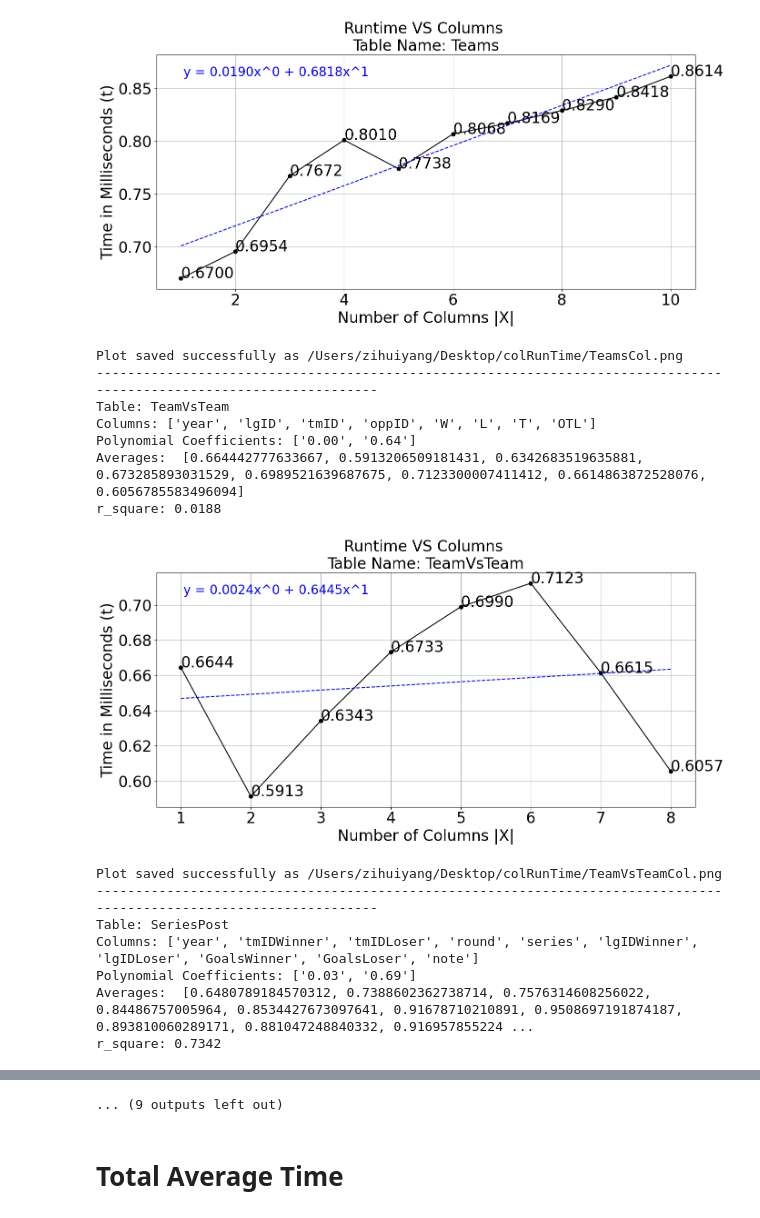
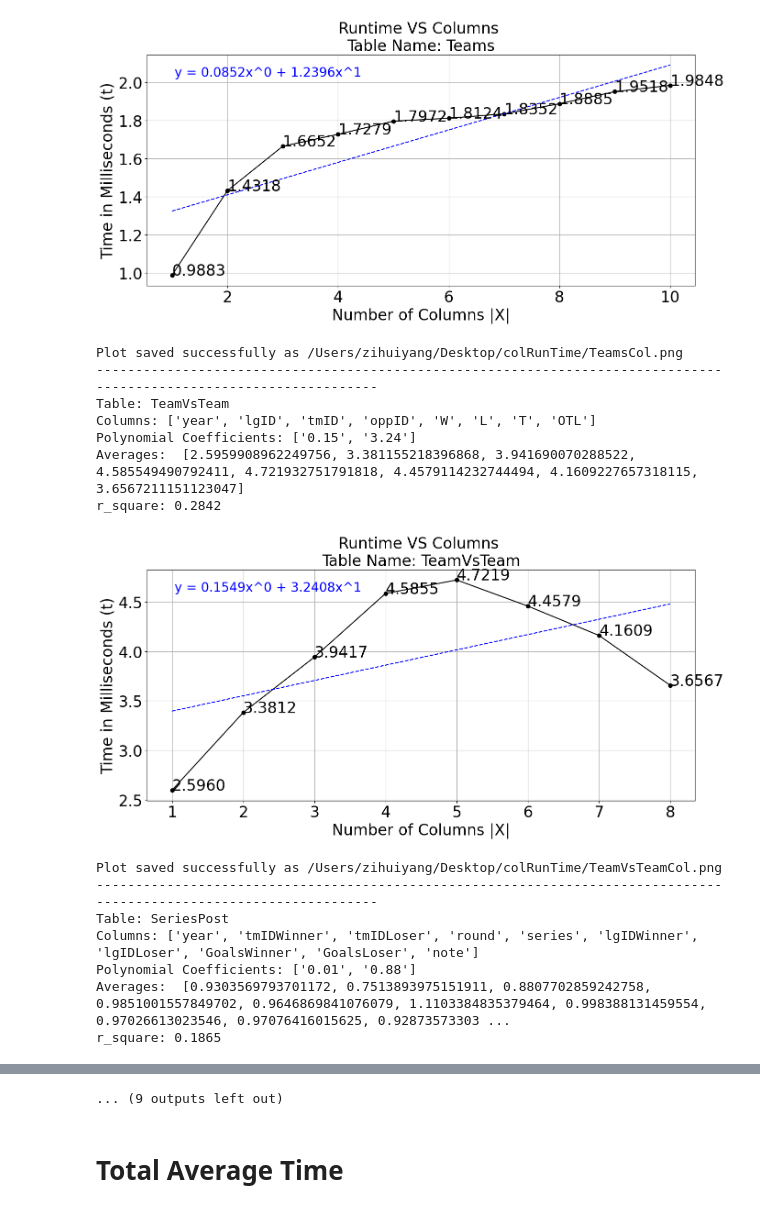
Before and after one commit to yzhzyyy/Identify_key, a Jupyter notebook: change_col.ipynb, the cells around one changed output, grey strips where cells are left out. Cells and saved outputs as stored; diff of their text form; code cells hidden in the pictures.

```diff
--- a/change_col.ipynb
+++ b/change_col.ipynb
@@ -227,7 +227,7 @@ ten_average_time = []
 for key, values in l1.items():
     print("--------------------------------------------------------------------------------------------------------------------")
     print(f"Table: {key}\nColumns: {values}")
-    tt = main_sql(num=5, table_name=key, columns= values, row_count=700, database='hockey')
+    tt = main_sql(num=5, table_name=key, columns= values, row_count=7000, database='hockey')
     ten_average_time.append(tt)
 
 
@@ -250,16 +250,16 @@ r_square: 0.8663
-[figure, old version]
+[figure, new version]
 Plot saved successfully as /Users/zihuiyang/Desktop/colRunTime/TeamsCol.png
 --------------------------------------------------------------------------------------------------------------------
 Table: TeamVsTeam
 Columns: ['year', 'lgID', 'tmID', 'oppID', 'W', 'L', 'T', 'OTL']
-Polynomial Coefficients: ['0.00', '0.64']
-Averages:  [0.664442777633667, 0.5913206509181431, 0.6342683519635881, 0.673285893031529, 0.6989521639687675, 0.7123300007411412, 0.6614863872528076, 0.6056785583496094]
-r_square: 0.0188
+Polynomial Coefficients: ['0.15', '3.24']
+Averages:  [2.5959908962249756, 3.381155218396868, 3.941690070288522, 4.585549490792411, 4.721932751791818, 4.4579114232744494, 4.1609227657318115, 3.6567211151123047]
+r_square: 0.2842
-[figure, old version]
+[figure, new version]
 Plot saved successfully as /Users/zihuiyang/Desktop/colRunTime/TeamVsTeamCol.png
 --------------------------------------------------------------------------------------------------------------------
 Table: SeriesPost
 Columns: ['year', 'tmIDWinner', 'tmIDLoser', 'round', 'series', 'lgIDWinner', 'lgIDLoser', 'GoalsWinner', 'GoalsLoser', 'note']
-Polynomial Coefficients: ['0.03', '0.69']
-Averages:  [0.6480789184570312, 0.7388602362738714, 0.7576314608256022, 0.84486757005964, 0.8534427673097641, 0.91678710210891, 0.9508697191874187, 0.893810060289171, 0.881047248840332, 0.916957855224 ...
-r_square: 0.7342
+Polynomial Coefficients: ['0.01', '0.88']
+Averages:  [0.9303569793701172, 0.7513893975151911, 0.8807702859242758, 0.9851001557849702, 0.9646869841076079, 1.1103384835379464, 0.998388131459554, 0.97026613023546, 0.97076416015625, 0.92873573303 ...
+r_square: 0.1865
```
Also changed, not shown: parts of 2 cells of this notebook.
